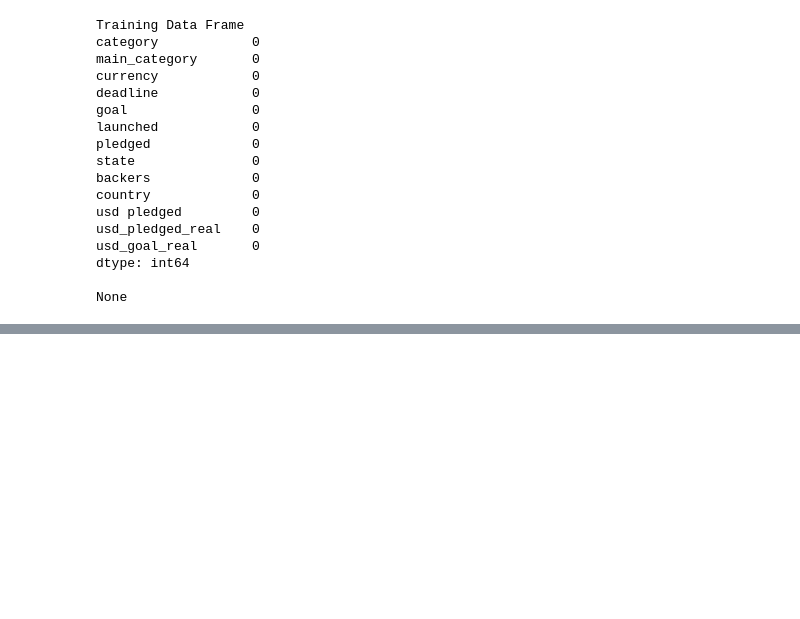
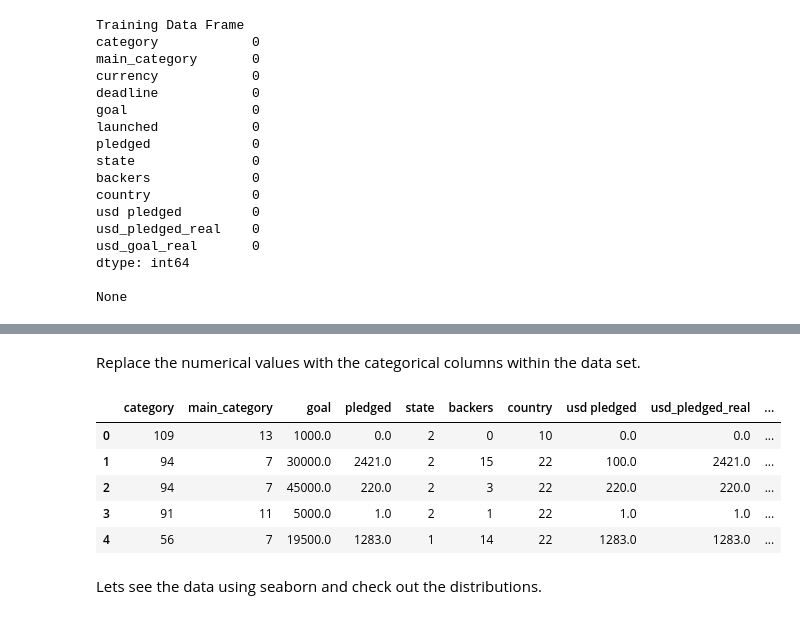
Before and after one commit to Atashnezhad/Data-science-notebook-project, a Jupyter notebook: codes/Untitled.ipynb, the cells around one changed output, grey strips where cells are left out. Cells and saved outputs as stored; diff of their text form; code cells hidden in the pictures; blank space fills up the shorter version.

```diff
--- a/codes/Untitled.ipynb
+++ b/codes/Untitled.ipynb
@@ -228,0 +209,3 @@ The data2 is turned to data3 now with a new diff column (without launched, curre
+# %%
+data['NumOfDays'] = (deadline - launched) / np.timedelta64(1, 'D')
+data.head()
@@ -232,0 +235,3 @@ data.head()
+# %%
+data_obj = data.select_dtypes(include=['object']).copy()
+data_obj.head()
@@ -232,0 +247,3 @@ data.head()
+# %%
+for col in data_obj.columns:
+    print('Number of {} is = '.format(col), data_obj[col].value_counts().count())
@@ -232,0 +257,6 @@ data.head()
+# %%
+for col in data_obj.columns:
+
+    labels = data_obj[col].astype('category').cat.categories.tolist()
+    replace_map_comp1 = {col : {k: v for k,v in zip(labels,list(range(1,len(labels)+1)))}}
+    data_obj.replace(replace_map_comp1, inplace=True)
@@ -232,0 +274,15 @@ data.head()
+# %% [markdown]
+Replace the numerical values with the categorical columns within the data set.
+# %%
+for col in data_obj.columns:
+    data[col] = data_obj[col]
+data.head()
+# %% [output]
+|  | category | main_category | goal | pledged | state | backers | country | usd pledged | usd_pledged_real | ... |
+| 0 | 109 | 13 | 1000.0 | 0.0 | 2 | 0 | 10 | 0.0 | 0.0 | ... |
+| 1 | 94 | 7 | 30000.0 | 2421.0 | 2 | 15 | 22 | 100.0 | 2421.0 | ... |
+| 2 | 94 | 7 | 45000.0 | 220.0 | 2 | 3 | 22 | 220.0 | 220.0 | ... |
+| 3 | 91 | 11 | 5000.0 | 1.0 | 2 | 1 | 22 | 1.0 | 1.0 | ... |
+| 4 | 56 | 7 | 19500.0 | 1283.0 | 1 | 14 | 22 | 1283.0 | 1283.0 | ... |
+# %% [markdown]
+Lets see the data using seaborn and check out the distributions.
```
Also changed, not shown: parts of 69 cells of this notebook.
